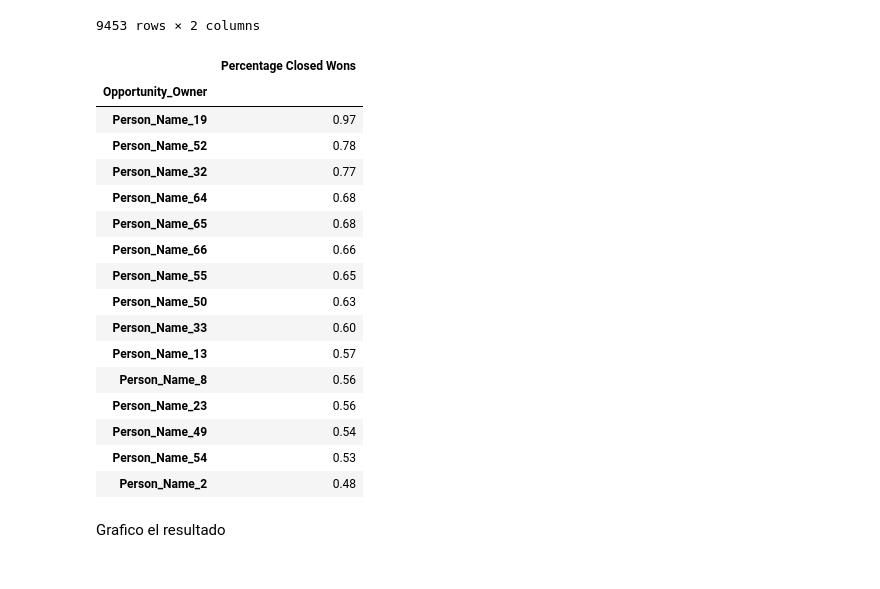
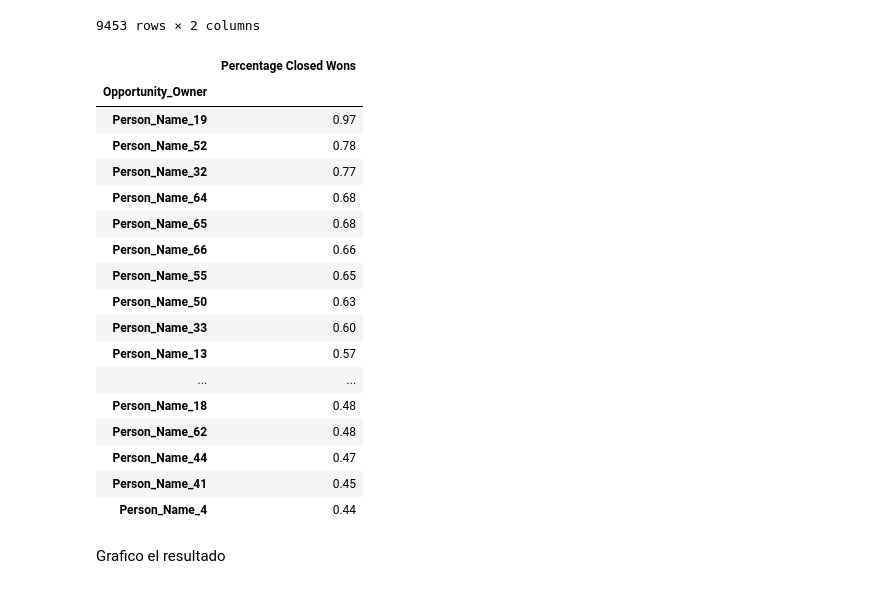
Before and after one commit to joaquinparodi/TP-DATOS, a Jupyter notebook: Analisis/Analisis Nicolas.ipynb, the cells around one changed output. Saved outputs shown, nothing was run; the diff lists cells and outputs as text; code cells hidden in the pictures.

```diff
--- a/Analisis/Analisis Nicolas.ipynb
+++ b/Analisis/Analisis Nicolas.ipynb
@@ -215,26 +215,27 @@ df_owners_mean_wins
 | 16946 | 0 | Person_Name_3 |
 9453 rows × 2 columns
 # %%
-df_owners_mean_wins = df_owners_mean_wins.groupby("Opportunity_Owner").agg({"Stage" : "mean"}).dropna()["Stage"].nlargest(15).to_frame().rename(columns = {"Stage": "Percentage Closed Wons"})
+df_owners_mean_wins = df_owners_mean_wins.groupby("Opportunity_Owner").agg({"Stage" : "mean"}).dropna()["Stage"].nlargest(20).to_frame().rename(columns = {"Stage": "Percentage Closed Wons"})
 df_owners_mean_wins
 # %% [output]
 |  | Percentage Closed Wons |
 | Opportunity_Owner |  |
 | Person_Name_19 | 0.97 |
 | Person_Name_52 | 0.78 |
 | Person_Name_32 | 0.77 |
 | Person_Name_64 | 0.68 |
 | Person_Name_65 | 0.68 |
 | Person_Name_66 | 0.66 |
 | Person_Name_55 | 0.65 |
 | Person_Name_50 | 0.63 |
 | Person_Name_33 | 0.60 |
 | Person_Name_13 | 0.57 |
-| Person_Name_8 | 0.56 |
-| Person_Name_23 | 0.56 |
-| Person_Name_49 | 0.54 |
-| Person_Name_54 | 0.53 |
-| Person_Name_2 | 0.48 |
+| ... | ... |
+| Person_Name_18 | 0.48 |
+| Person_Name_62 | 0.48 |
+| Person_Name_44 | 0.47 |
+| Person_Name_41 | 0.45 |
+| Person_Name_4 | 0.44 |
 # %% [markdown]
 Grafico el resultado
 # %%
```
Also changed, not shown: parts of 1 cell of this notebook.
